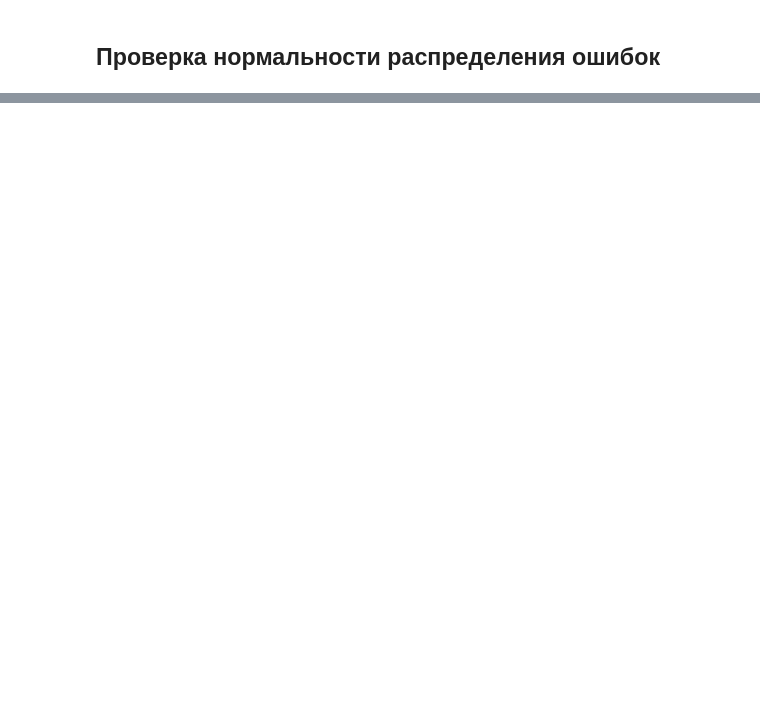
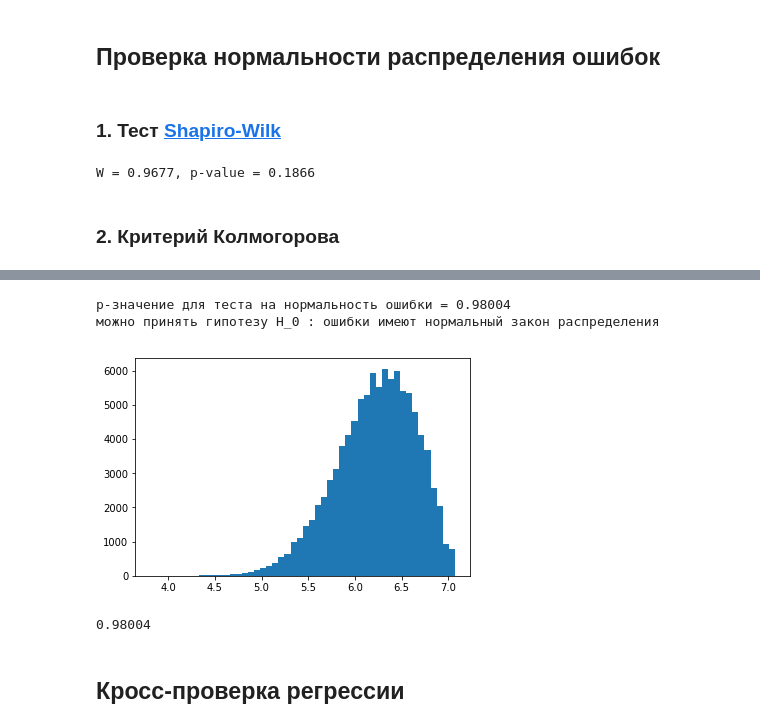
Before and after one commit to Muhamob/statistics, a Jupyter notebook: pretty_task.ipynb, the cells around one changed output, grey strips where cells are left out. Saved outputs shown, nothing was run; the diff lists cells and outputs as text; code cells hidden in the pictures; blank space fills up the shorter version.

Commit message:
add Kolmogorov normality test

```diff
--- a/pretty_task.ipynb
+++ b/pretty_task.ipynb
@@ -172,2 +180,13 @@ hypotheses.randomness_test(model.errors)
 # %% [markdown]
 ## Проверка нормальности распределения ошибок
+# %% [markdown]
+### 1. Тест [Shapiro-Wilk](http://webspace.ship.edu/pgmarr/Geo441/Readings/Shapiro%20and%20Wilk%201965%20-%20An%20Analysis%20of%20Variance%20Test%20for%20Normality.pdf)
+# %%
+print("W = {0:.4}, p-value = {1:.4}".format(*stats.shapiro(dataset['eta'])))
+# %% [output]
+W = 0.9677, p-value = 0.1866
+# %% [markdown]
+### 2. Критерий Колмогорова
+# %%
+hypotheses.Kolmogorov_normality_test(model.errors)
+# %% [output]
@@ -173,0 +194,6 @@ hypotheses.randomness_test(model.errors)
+p-значение для теста на нормальность ошибки = 0.98004
+можно принять гипотезу H_0 : ошибки имеют нормальный закон распределения
+[figure, added]
+0.98004
+# %% [markdown]
+## Кросс-проверка регрессии
```
Also changed, not shown: parts of 5 cells of this notebook, 3 other files.
